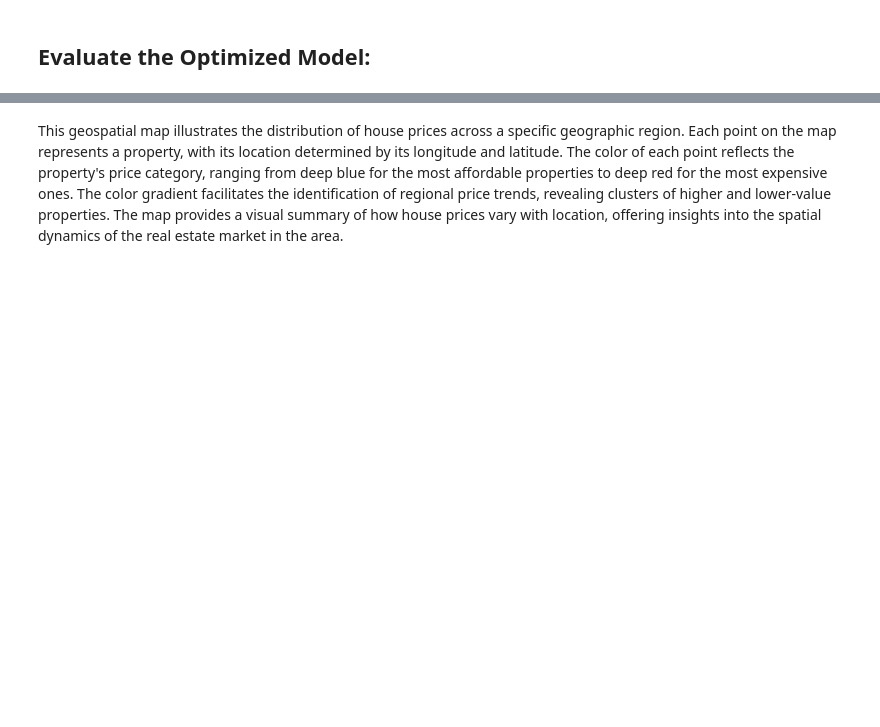
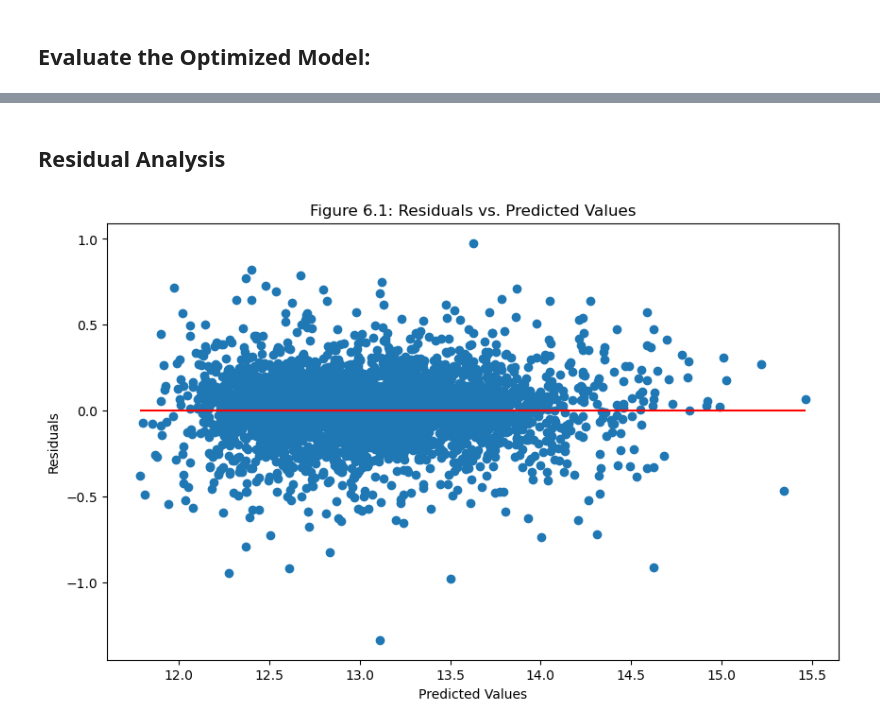
Before and after one commit to gulnar77/Capstone-Project-Predicting-House-Prices-in-King-County-USA, a Jupyter notebook: Modeling.ipynb, the cells around one changed output, grey strips where cells are left out. Cells and saved outputs as stored; diff of their text form; code cells hidden in the pictures; blank space fills up the shorter version.

```diff
--- a/Modeling.ipynb
+++ b/Modeling.ipynb
@@ -128,0 +276,15 @@ rmse_gb, r2_gb = train_evaluate_with_model(general_features, X_train_all, X_test
+# %%
+# Gradient Boosting Regressor for logged features
+gb_log = GradientBoostingRegressor(n_estimators=100, random_state=42)
+
+# Training the model on logged features
+gb_log.fit(X_train_log, y_train_log)
+
+# Predicting on logged features and transforming predictions back
+y_pred_log_transformed = np.exp(gb_log.predict(X_test_log))
+
+# Evaluating on transformed predictions
+rmse_log = mean_squared_error(y_test, y_pred_log_transformed, squared=False)
+
+# Printing RMSE for logged model
+print(f"Gradient Boosting RMSE  with logged features: {rmse_log.round(4)}")
@@ -193,8 +357,8 @@ best_params, best_score
 # %% [markdown]
 ## Retrain the Model:
 # %%
-optimized_rf = RandomForestRegressor(max_depth=30, max_features='auto',
-                                     min_samples_leaf=2, min_samples_split=10,
+optimized_rf = RandomForestRegressor(max_depth=20, max_features='auto',
+                                     min_samples_leaf=1, min_samples_split=2,
                                      n_estimators=300, random_state=42)
-optimized_rf.fit(X_train_all[general_features], y_train_all)
+optimized_rf.fit(X_train_log, y_train_log)
 # %% [output]
@@ -275,2 +382,24 @@ plt.show()
-# %% [markdown]
-This geospatial map illustrates the distribution of house prices across a specific geographic region. Each point on the map represents a property, with its location determined by its longitude and latitude. The color of each point reflects the property's price category, ranging from deep blue for the most affordable properties to deep red for the most expensive ones. The color gradient facilitates the identification of regional price trends, revealing clusters of higher and lower-value properties. The map provides a visual summary of how house prices vary with location, offering insights into the spatial dynamics of the real estate market in the area.
+# %% [markdown]
+## Residual Analysis
+# %%
+columns_for_prediction = [col for col in X_test_log.columns if col in optimized_rf.feature_names_in_]
+X_test_numeric = X_test_log[columns_for_prediction]
+# %%
+# predict on the test set using only these features
+y_pred_all = optimized_rf.predict(X_test_numeric)
+
+# calculate residuals
+residuals_all = y_test_log - y_pred_all
+
+# plotting residuals
+plt.figure(figsize=(10, 6))
+plt.scatter(y_pred_all, residuals_all)
+plt.hlines(y=0, xmin=min(y_pred_all), xmax=max(y_pred_all), colors='red')
+plt.xlabel('Predicted Values')
+plt.ylabel('Residuals')
+plt.title('Figure 6.1: Residuals vs. Predicted Values')
+
+plt.savefig('residuals_predicted_values.png', bbox_inches='tight',dpi=300)
+plt.show()
+# %% [output]
+[figure, added]
```
Also changed, not shown: parts of 44 cells of this notebook.
